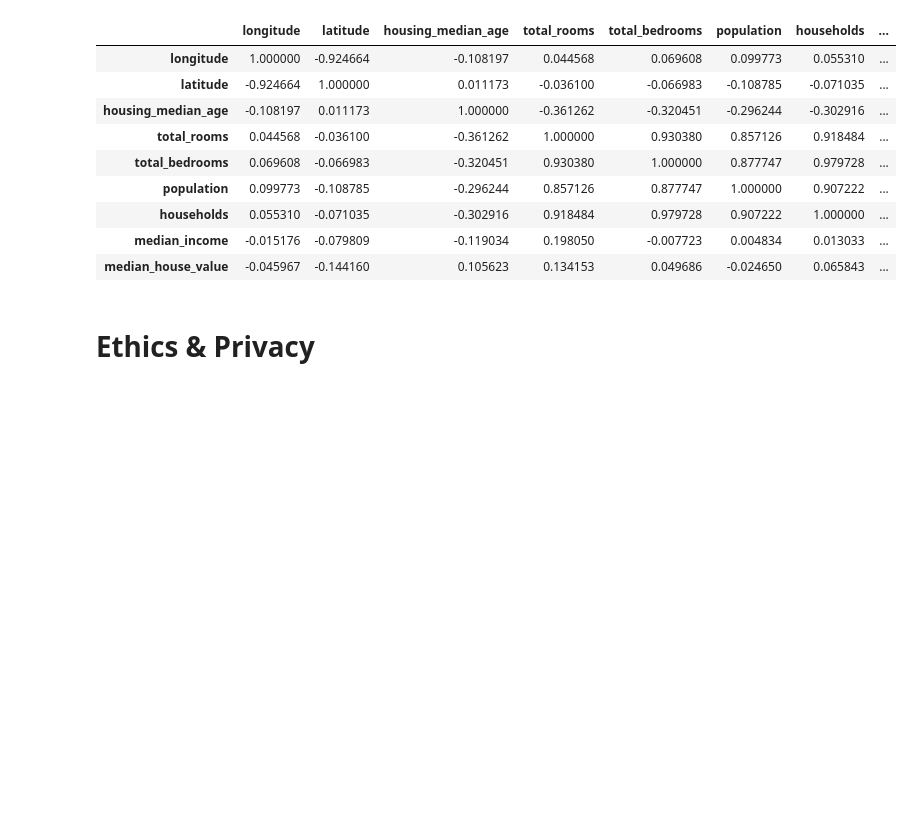
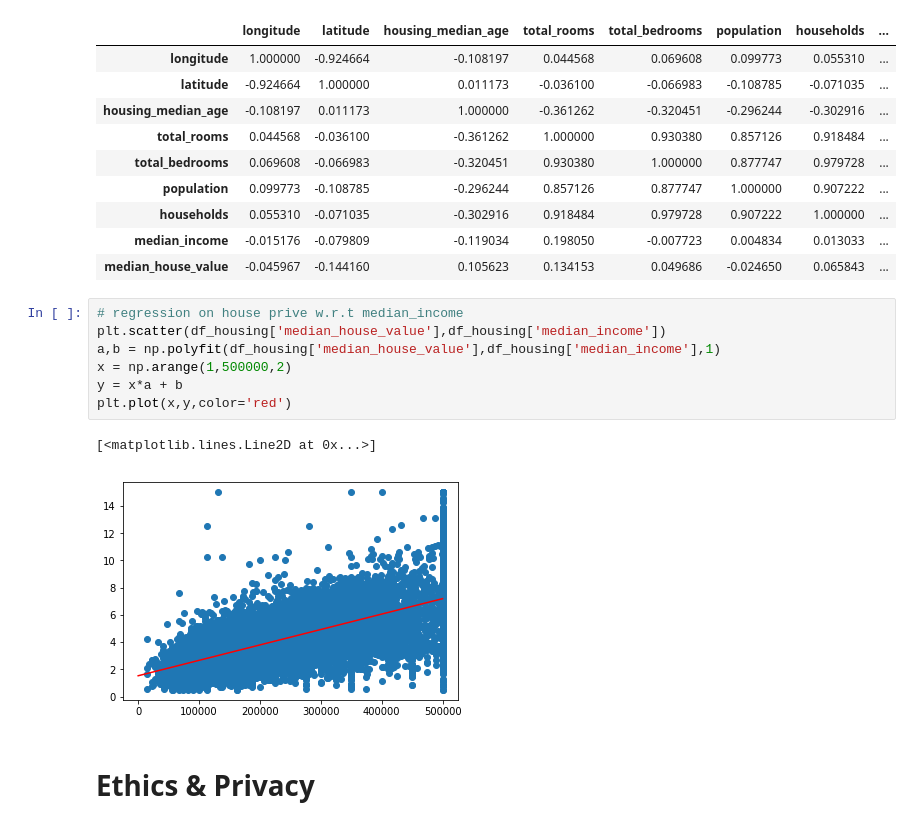
Before and after one commit to COGS108/Projects, a Jupyter notebook: FinalProject.ipynb, the cells around one changed output. Saved outputs shown, nothing was run; the diff lists cells and outputs as text; blank space fills up the shorter version.

```diff
--- a/FinalProject.ipynb
+++ b/FinalProject.ipynb
@@ -134,6 +134,16 @@ df_housing.corr()
 | households | 0.055310 | -0.071035 | -0.302916 | 0.918484 | 0.979728 | 0.907222 | 1.000000 | ... |
 | median_income | -0.015176 | -0.079809 | -0.119034 | 0.198050 | -0.007723 | 0.004834 | 0.013033 | ... |
 | median_house_value | -0.045967 | -0.144160 | 0.105623 | 0.134153 | 0.049686 | -0.024650 | 0.065843 | ... |
+# %%
+# regression on house prive w.r.t median_income
+plt.scatter(df_housing['median_house_value'],df_housing['median_income'])
+a,b = np.polyfit(df_housing['median_house_value'],df_housing['median_income'],1)
+x = np.arange(1,500000,2)
+y = x*a + b
+plt.plot(x,y,color='red')
+# %% [output]
+[<matplotlib.lines.Line2D at 0x...>]
+[figure, added]
 # %% [markdown]
 # Ethics & Privacy
 # %% [markdown]
```
Also changed, not shown: parts of 1 cell of this notebook.
